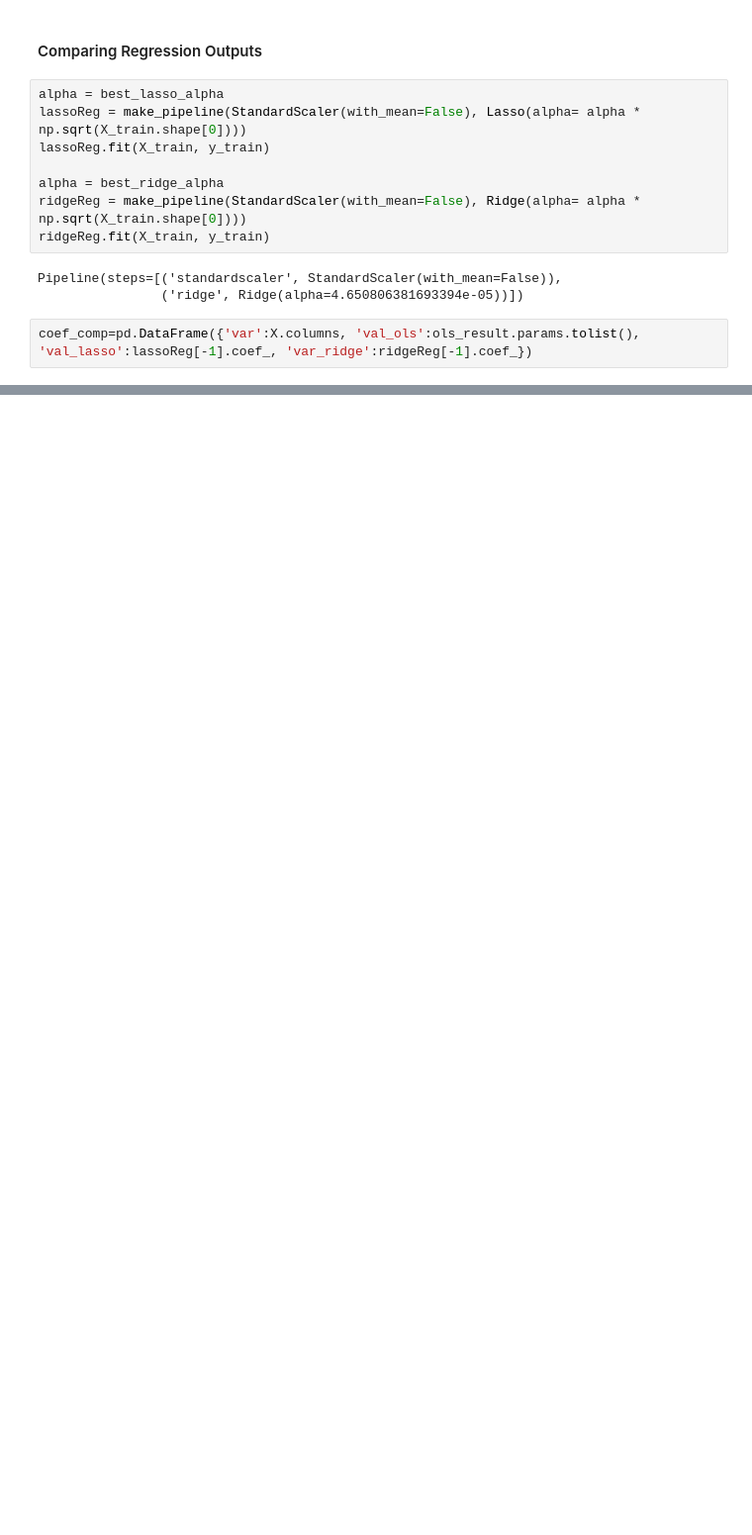
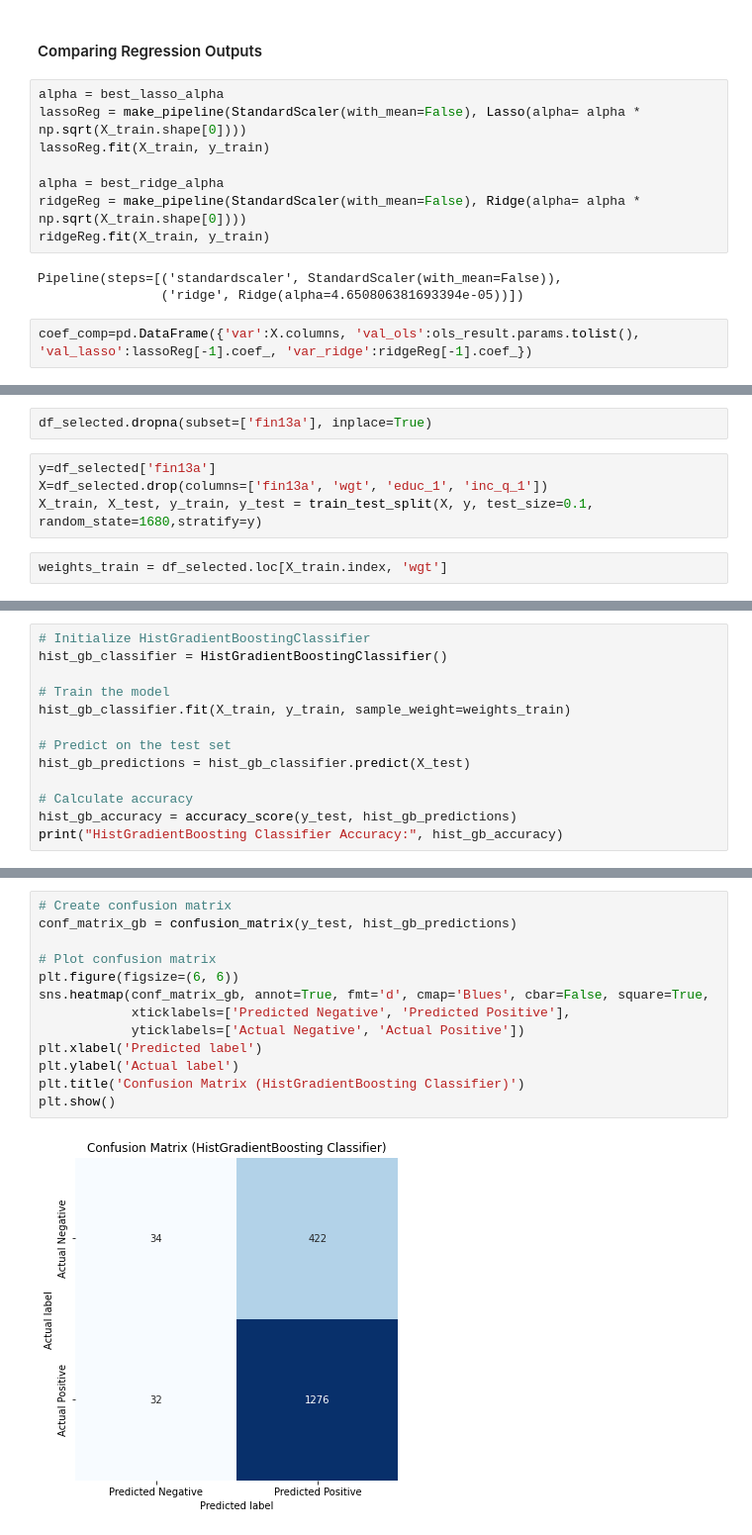
Before and after one commit to nadyatan21/ECON1620-Spring2024, a Jupyter notebook: ProjOne/ECON1680_Draft_1_Code_Nadya_Tan.ipynb, the cells around one changed output, grey strips where cells are left out. Shown at 99% size. Drawn from its saved outputs; the diff is of its cells as text; blank space fills up the shorter version.

```diff
--- a/ProjOne/ECON1680_Draft_1_Code_Nadya_Tan.ipynb
+++ b/ProjOne/ECON1680_Draft_1_Code_Nadya_Tan.ipynb
@@ -485,0 +493,8 @@ R-squared: 0.08457775321453165
+# %%
+df_selected.dropna(subset=['fin13a'], inplace=True)
+# %%
+y=df_selected['fin13a']
+X=df_selected.drop(columns=['fin13a', 'wgt', 'educ_1', 'inc_q_1'])
+X_train, X_test, y_train, y_test = train_test_split(X, y, test_size=0.1, random_state=1680,stratify=y)
+# %%
+weights_train = df_selected.loc[X_train.index, 'wgt']
@@ -485,0 +504,13 @@ R-squared: 0.08457775321453165
+# %%
+# Initialize HistGradientBoostingClassifier
+hist_gb_classifier = HistGradientBoostingClassifier()
+
+# Train the model
+hist_gb_classifier.fit(X_train, y_train, sample_weight=weights_train)
+
+# Predict on the test set
+hist_gb_predictions = hist_gb_classifier.predict(X_test)
+
+# Calculate accuracy
+hist_gb_accuracy = accuracy_score(y_test, hist_gb_predictions)
+print("HistGradientBoosting Classifier Accuracy:", hist_gb_accuracy)
@@ -485,0 +550,15 @@ R-squared: 0.08457775321453165
+# %%
+# Create confusion matrix
+conf_matrix_gb = confusion_matrix(y_test, hist_gb_predictions)
+
+# Plot confusion matrix
+plt.figure(figsize=(6, 6))
+sns.heatmap(conf_matrix_gb, annot=True, fmt='d', cmap='Blues', cbar=False, square=True,
+            xticklabels=['Predicted Negative', 'Predicted Positive'],
+            yticklabels=['Actual Negative', 'Actual Positive'])
+plt.xlabel('Predicted label')
+plt.ylabel('Actual label')
+plt.title('Confusion Matrix (HistGradientBoosting Classifier)')
+plt.show()
+# %% [output]
+[figure, added]
```
Also changed, not shown: parts of 25 cells of this notebook.
